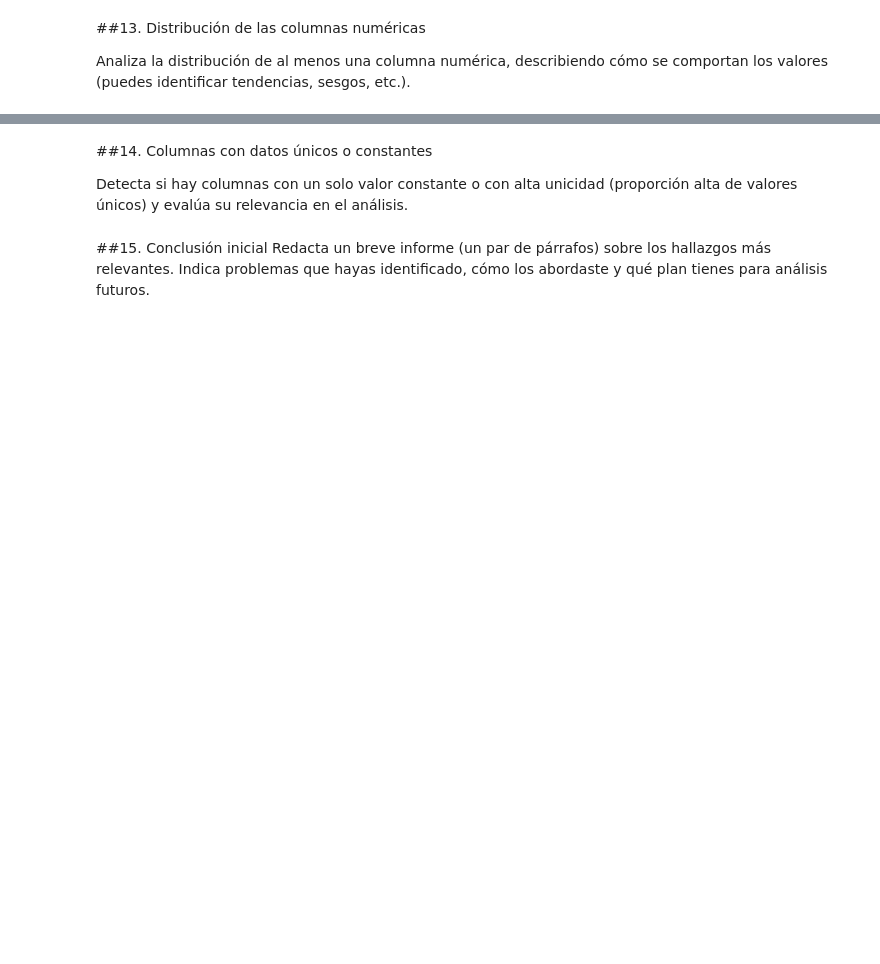
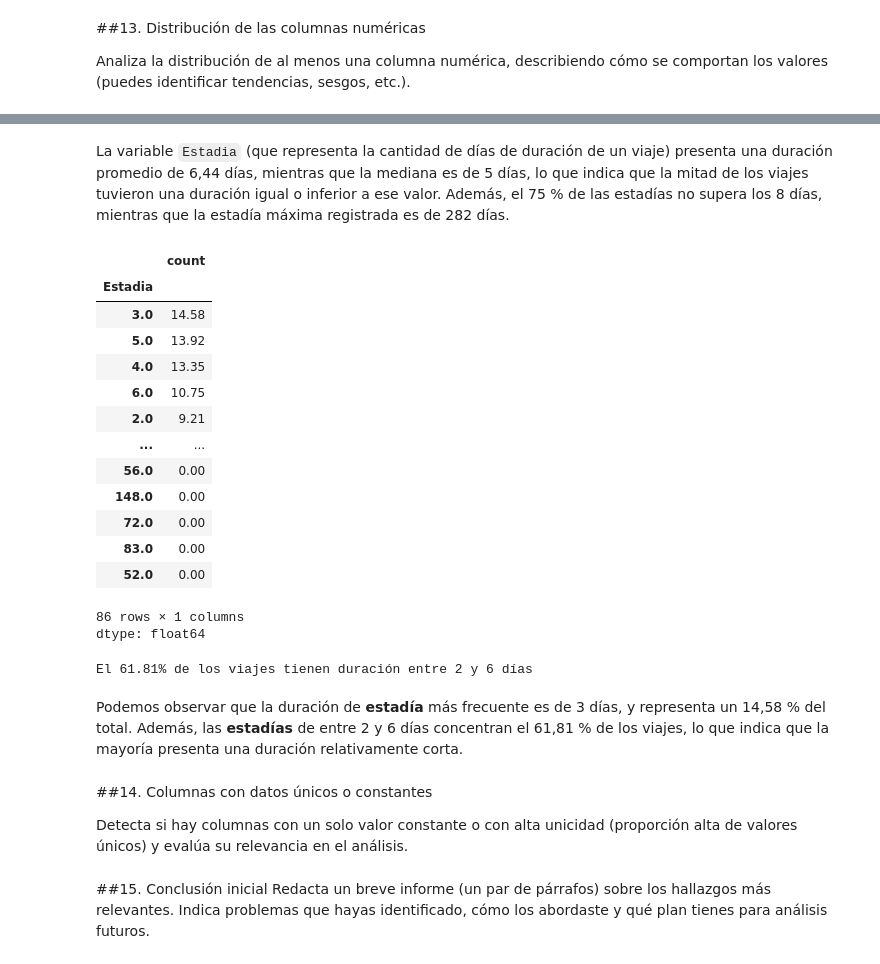
Before and after one commit to ignacionachorodriguez/entrega1-turismo, a Jupyter notebook: entrega1.ipynb, the cells around one changed output, grey strips where cells are left out. Cells and saved outputs as stored; diff of their text form; code cells hidden in the pictures; blank space fills up the shorter version.

```diff
--- a/entrega1.ipynb
+++ b/entrega1.ipynb
@@ -479,3 +492,35 @@ Analiza la distribución de al menos una columna numérica, describiendo cómo s
+# %% [markdown]
+La variable `Estadia` (que representa la cantidad de días de duración de un viaje) presenta una duración promedio de 6,44 días, mientras que la mediana es de 5 días, lo que indica que la mitad de los viajes tuvieron una duración igual o inferior a ese valor. Además, el 75 % de las estadías no supera los 8 días, mientras que la estadía máxima registrada es de 282 días.
+# %%
+porcentaje_estadia = (
+    df_emisivo["Estadia"].value_counts() / len(df_emisivo) * 100 # Contamos la frecuencia de los valores de estadía, y obtenemos el porcentaje de cada valor sobre el total
+).round(2)
+
+porcentaje_estadia
+# %% [output]
+|  | count |
+| Estadia |  |
+| 3.0 | 14.58 |
+| 5.0 | 13.92 |
+| 4.0 | 13.35 |
+| 6.0 | 10.75 |
+| 2.0 | 9.21 |
+| ... | ... |
+| 56.0 | 0.00 |
+| 148.0 | 0.00 |
+| 72.0 | 0.00 |
+| 83.0 | 0.00 |
+| 52.0 | 0.00 |
+86 rows × 1 columns
+dtype: float64
+# %%
+porcentaje_2_a_6 = porcentaje_estadia.loc[[2, 3, 4, 5, 6]].sum() # Sumamos los porcentajes de las estadías cuya duración es entre 2 y 6 días
+
+print(f"El {porcentaje_2_a_6}% de los viajes tienen duración entre 2 y 6 días")
+# %% [output]
+El 61.81% de los viajes tienen duración entre 2 y 6 días
+# %% [markdown]
+Podemos observar que la duración de **estadía** más frecuente es de 3 días, y representa un 14,58 % del total. Además, las **estadías** de entre 2 y 6 días concentran el 61,81 % de los viajes, lo que indica que la mayoría presenta una duración relativamente corta.
 # %% [markdown]
 ##14. Columnas con datos únicos o constantes
 
```
Also changed, not shown: parts of 5 cells of this notebook.
